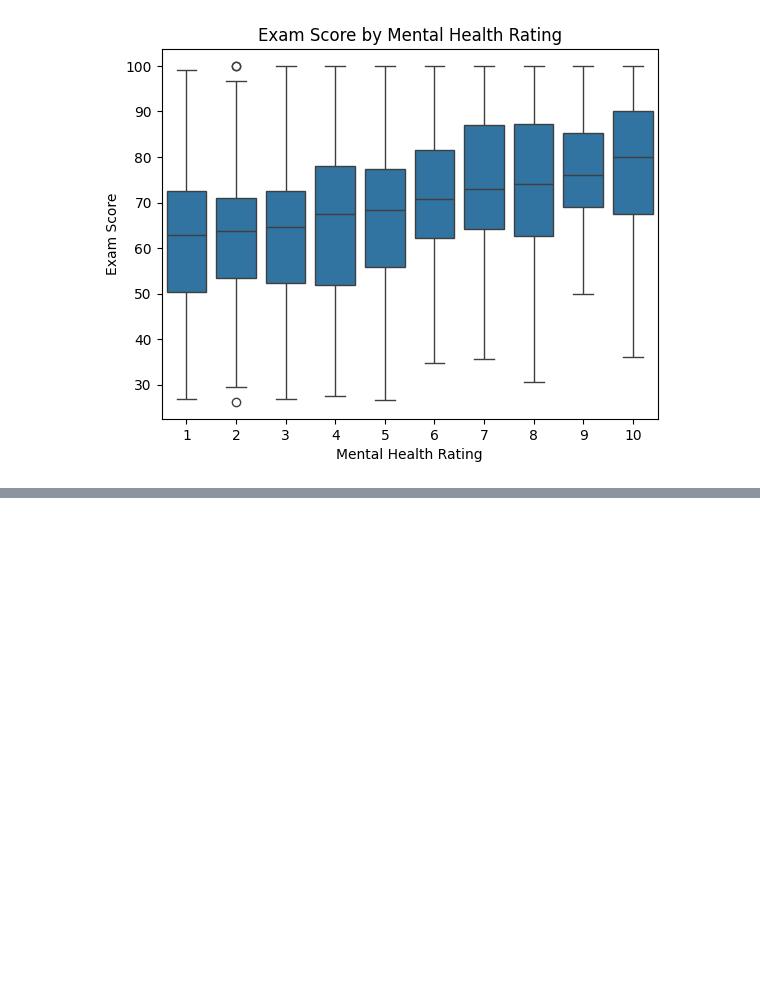
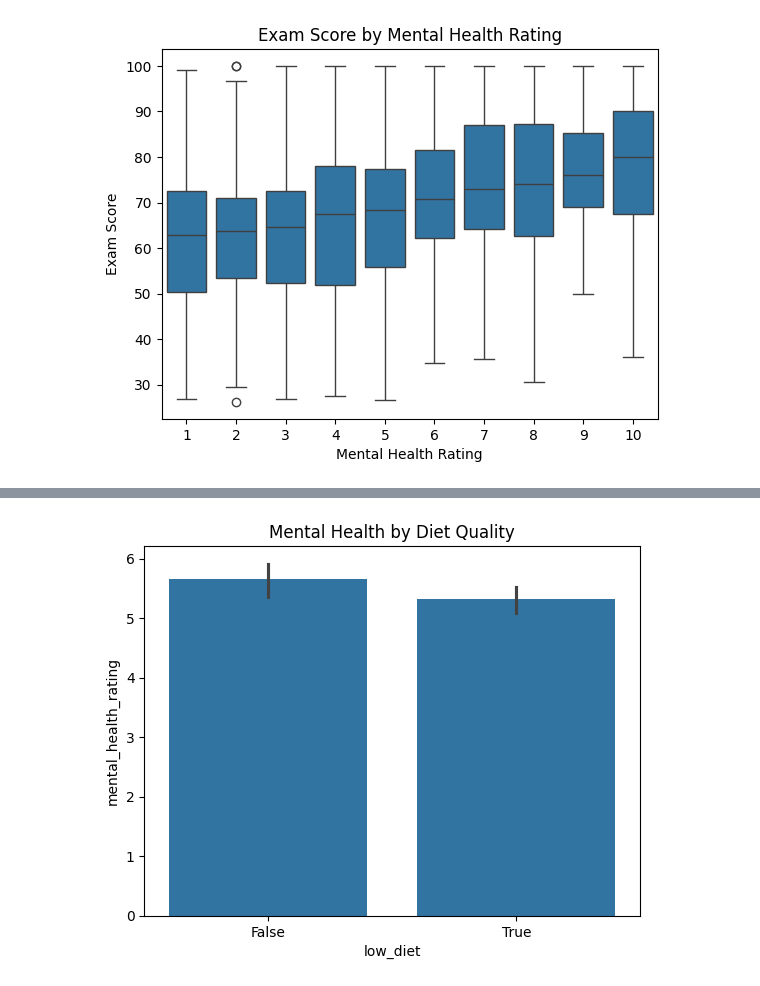
Before and after one commit to martyna-haliniak/visualisations_in_python, a Jupyter notebook: visualisations_task.ipynb, the cells around one changed output, grey strips where cells are left out. Saved outputs shown, nothing was run; the diff lists cells and outputs as text; code cells hidden in the pictures; blank space fills up the shorter version.

Commit message:
Started exploring lifestyle factors and whether they affect mental health

```diff
--- a/visualisations_task.ipynb
+++ b/visualisations_task.ipynb
@@ -454,7 +437,9 @@ Text(0.5, 1.0, 'Mental Health by Internet Quality')
 # %%
-corr = df[['mental_health_rating', 'exam_score', 'diet_quality', 'sleep_hours', 'exercise_frequency', 'internet_quality']].corr()
+# Binary split based on thresholds (adjust if needed)
+df['low_diet'] = df['diet_quality'].map({'Poor': True, 'Fair': True, 'Good': False})
+df['low_sleep'] = df['sleep_hours'] <= 5
+df['low_exercise'] = df['exercise_frequency'] < 2
+df['poor_internet'] = df['internet_quality'].map({'Poor': True, 'Average': True, 'Good': False})
 
-plt.figure(figsize=(8,6))
-sns.heatmap(corr, annot=True, cmap='coolwarm', fmt=".2f")
-plt.title('Correlation Between Mental Health, Lifestyle Factors, and Exam Scores')
-plt.show()
+# Also keep the mental health low/high split
+df['low_mental_health'] = df['mental_health_rating'] <= 3
@@ -462,0 +497,10 @@ ValueError: could not convert string to float: 'Fair'
+# %%
+import seaborn as sns
+import matplotlib.pyplot as plt
+
+# Plot effect of individual factors
+sns.barplot(data=df, x='low_diet', y='mental_health_rating')
+plt.title('Mental Health by Diet Quality')
+plt.show()
+# %% [output]
+[figure, added]
```
Also changed, not shown: parts of 15 cells of this notebook.
